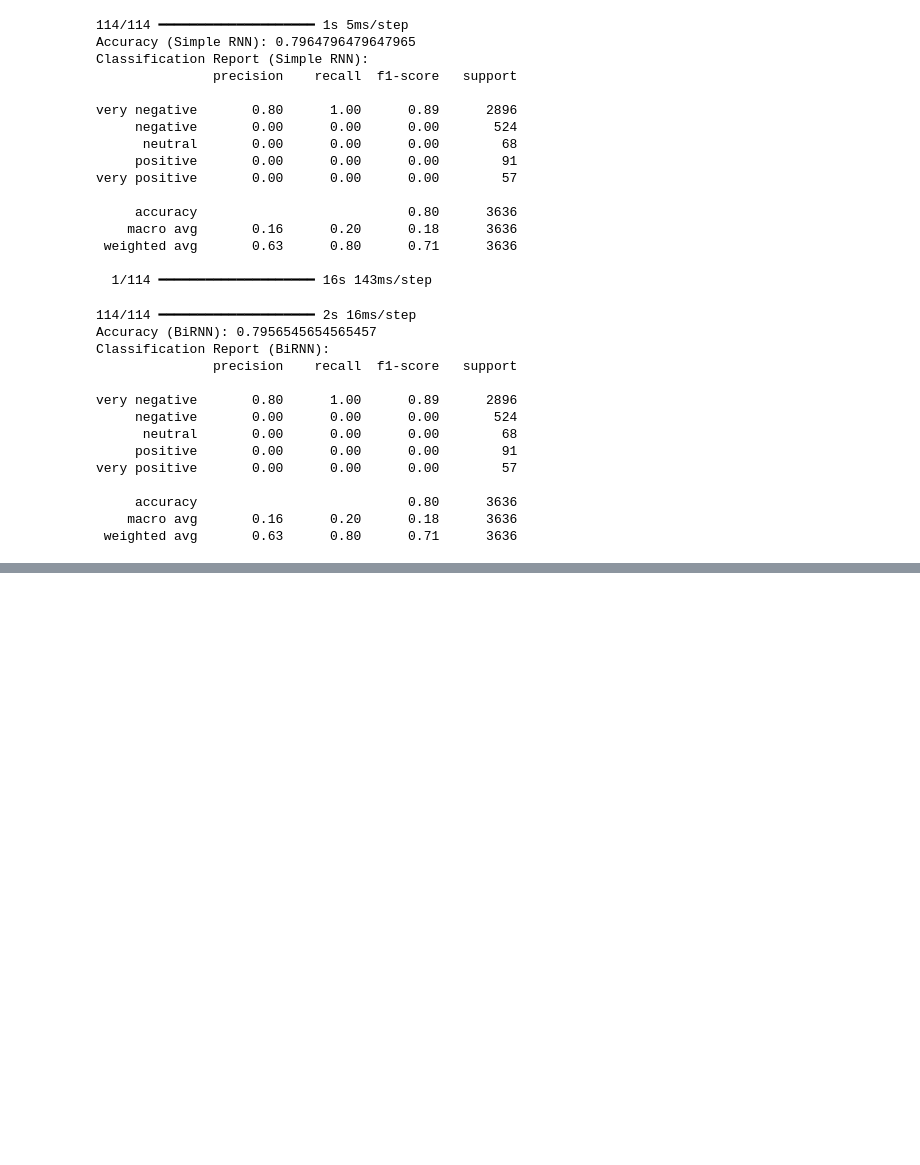
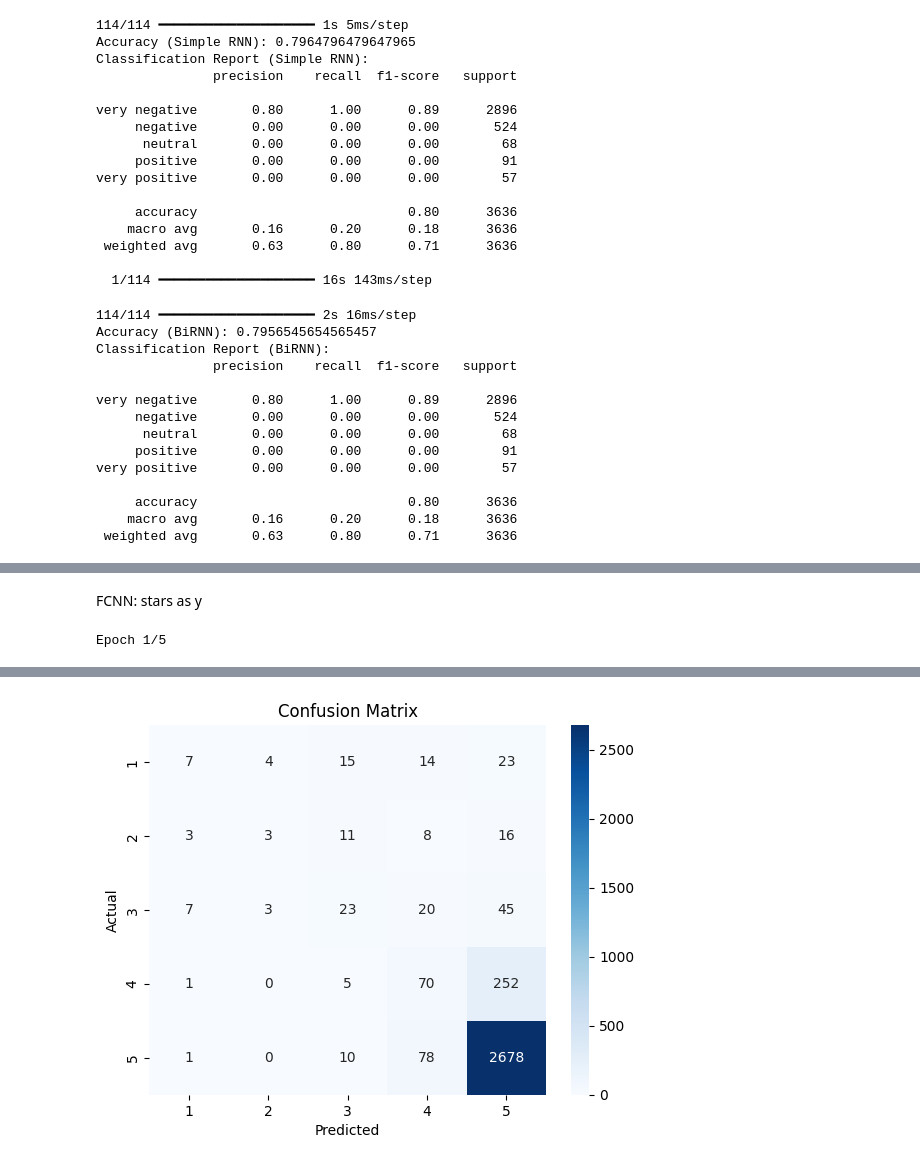
Before and after one commit to qmdismnp/Schulich_DS_MBAN, a Jupyter notebook: Fall 2/final_3.ipynb, the cells around one changed output, grey strips where cells are left out. Drawn from its saved outputs; the diff is of its cells as text; code cells hidden in the pictures; blank space fills up the shorter version.

```diff
--- a/Fall 2/final_3.ipynb
+++ b/Fall 2/final_3.ipynb
@@ -159,0 +233,74 @@ very positive       0.00      0.00      0.00        57
+# %% [markdown]
+FCNN: stars as y
+# %%
+import numpy as np
+import pandas as pd
+from sklearn.model_selection import train_test_split
+from tensorflow.keras.preprocessing.text import Tokenizer
+from tensorflow.keras.preprocessing.sequence import pad_sequences
+from tensorflow.keras.models import Sequential
+from tensorflow.keras.layers import Embedding, Flatten, Dense, Dropout
+from tensorflow.keras.optimizers import Adam
+from sklearn.metrics import classification_report, confusion_matrix
+import seaborn as sns
+import matplotlib.pyplot as plt
+
+# Load the dataset
+df = pd.read_csv('https://raw.githubusercontent.com/richard2323233/schulich_data_science/refs/heads/main/Recipe%20Reviews%20and%20User%20Feedback%20Dataset.csv')
+
+# Prepare features and target
+df = df.dropna(subset=['text'])  # Remove rows with missing text
+X = df['text']
+y = df['stars']
+
+# Preprocess text data
+max_words = 10000
+max_len = 200
+tokenizer = Tokenizer(num_words=max_words, oov_token="<OOV>")
+tokenizer.fit_on_texts(X)
+X_seq = tokenizer.texts_to_sequences(X)
+X_padded = pad_sequences(X_seq, maxlen=max_len, padding='post')
+
+# Encode target labels
+y = y - 1  # Assuming star ratings are from 1 to 5, we shift them to 0 to 4 for zero-based indexing
+
+# Filter out invalid label values
+valid_indices = y >=
+X_padded = X_padded[valid_indices]
+y = y[valid_indices]
+
+# Train-test split
+X_train, X_test, y_train, y_test = train_test_split(X_padded, y, test_size=0.2, random_state=42)
+
+# Build FCNN model
+model = Sequential([
+    Embedding(input_dim=max_words, output_dim=128, input_length=max_len),
+    Flatten(),
+    Dense(128, activation='relu'),
+    Dropout(0.5),
+    Dense(64, activation='relu'),
+    Dropout(0.5),
+    Dense(5, activation='softmax')  # 5 classes for star ratings 1 to 5
+])
+
+model.compile(optimizer=Adam(learning_rate=0.001), loss='sparse_categorical_crossentropy', metrics=['accuracy'])
+
+# Train the model
+history = model.fit(X_train, y_train, validation_data=(X_test, y_test), epochs=5, batch_size=64)
+
+# Evaluate the model
+y_pred_probs = model.predict(X_test)
+y_pred = np.argmax(y_pred_probs, axis=1)
+
+print("Classification Report:")
+print(classification_report(y_test, y_pred))
+
+# Confusion Matrix
+conf_matrix = confusion_matrix(y_test, y_pred)
+sns.heatmap(conf_matrix, annot=True, fmt='d', cmap='Blues', xticklabels=[1, 2, 3, 4, 5], yticklabels=[1, 2, 3, 4, 5])
+plt.title("Confusion Matrix")
+plt.xlabel("Predicted")
+plt.ylabel("Actual")
+plt.show()
+# %% [output]
+Epoch 1/5
@@ -159,0 +324 @@ very positive       0.00      0.00      0.00        57
+[figure, added]
```
Also changed, not shown: parts of 5 cells of this notebook, 4 other files.
